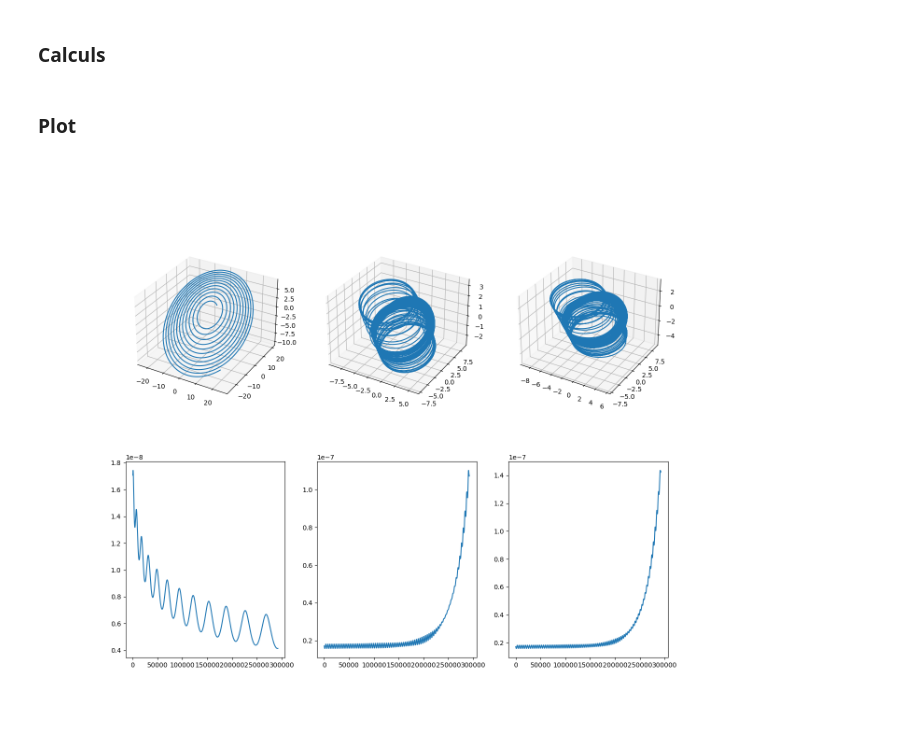
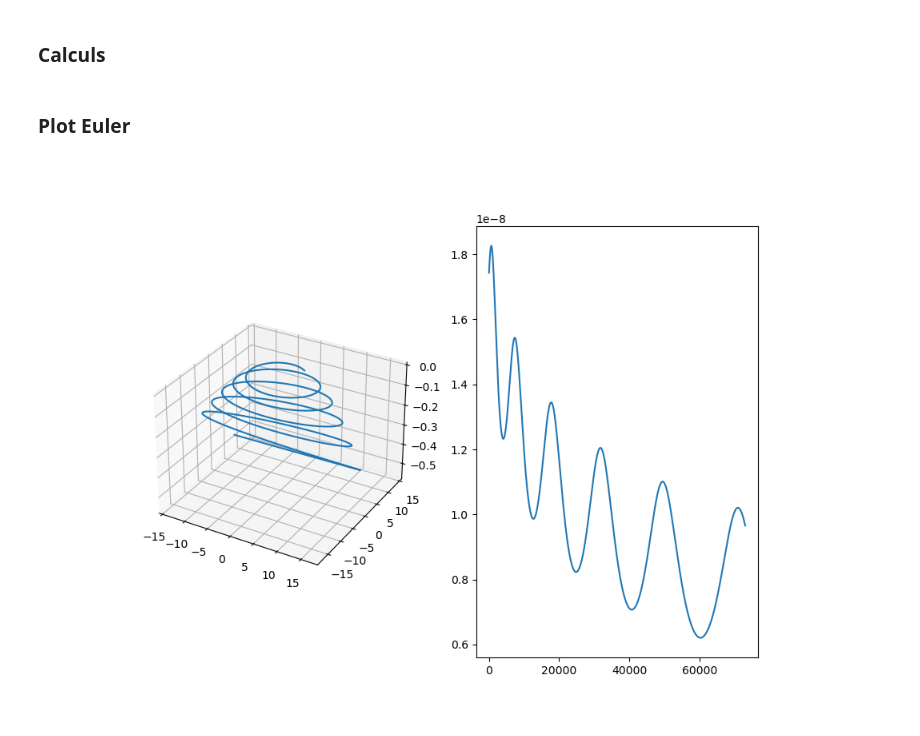
Before and after one commit to ColinDucarme/LPHYS1303---Projet, a Jupyter notebook: FD/Celestial_Dynamics.ipynb, the cells around one changed output. Cells and saved outputs as stored; diff of their text form; code cells hidden in the pictures.

```diff
--- a/FD/Celestial_Dynamics.ipynb
+++ b/FD/Celestial_Dynamics.ipynb
@@ -30,13 +30,13 @@ DEC_dms1 = [18,32,57.7628]
 RA_rad1 = hms_to_rad(RA_hms1)
 DEC_rad1 = np.pi/2-dms_to_rad(DEC_dms1)
 r1 = 5.012361271
+# Coordinates from the Sun
 coord_Sun_Sun1 = np.zeros(3)
-coord_Jup_Sun1 = coord_3D(r1,RA_rad1,DEC_rad1)
+coord_Jup_Sun1 = coord_2D(r1,RA_rad1,DEC_rad1)
+# Coordinates from the CM
 R1 = masses[1]*coord_Jup_Sun1/(masses[0]+masses[1])
 coord_Jup_CM1 = coord_Jup_Sun1-R1
 coord_Sun_CM1 = coord_Sun_Sun1-R1
-# print(coord_Sun_CM1)
-# print(coord_Jup_CM1)
 
 # Calcul position 2
 RA_hms2 = [3,38,37.78513]
@@ -44,20 +44,27 @@ DEC_dms2 = [18,32,57.7637]
 RA_rad2 = hms_to_rad(RA_hms2)
 DEC_rad2 = np.pi/2-dms_to_rad(DEC_dms2)
 r2 = 5.012361274
-coord_Jup_Sun2 = coord_3D(r2,RA_rad2,DEC_rad2)
+# Coordinates from the Sun
+coord_Sun_Sun2 = coord_Sun_Sun1
+coord_Jup_Sun2 = coord_2D(r2,RA_rad2,DEC_rad2)
+# Coordinates from the CM
 R2 = masses[1]*coord_Jup_Sun2/(masses[0]+masses[1])
 coord_Jup_CM2 = coord_Jup_Sun2-R2
-coord_Sun_CM2 = -R2
+coord_Sun_CM2 = coord_Sun_Sun2-R2
 
 # Calcul vitesse (approx linéaire aval)
-vit_Sun = np.array([0.,0.,0.]) #(coord_Sun_CM2-coord_Sun_CM1)*86400
-vit_Jup = (coord_Jup_Sun2-coord_Jup_Sun1)*86400
+# Par rapport au Sun
+vit_Sun_Sun = np.array([0.,0.,0.])
+vit_Jup_Sun = (coord_Jup_Sun2-coord_Jup_Sun1)*86400
+# Par rapport au CM
+vit_Sun_CM = (coord_Sun_CM2-coord_Sun_CM1)*86400
+vit_Jup_CM = (coord_Jup_CM2-coord_Jup_CM1)*86400
 
 print(coord_Sun_Sun1)
 print(coord_Jup_Sun1)
 # print(coord_Sat_Sun1)
-print(vit_Sun)
-print(vit_Jup)
+print(vit_Sun_CM)
+print(vit_Jup_CM)
 # print(vit_Sat)
 # %% [output]
 [0. 0. 0.]
@@ -235,43 +242,29 @@ def SV(G, masses, pos_init, mom_init, dt, tmax):
 ### Calculs
 # %%
 # Conditions initiales
-pos_init,mom_init = Init_Cond(2,masses,[coord_Sun_Sun1, coord_Jup_Sun1],[vit_Sun,vit_Jup])
+pos_init,mom_init = Init_Cond(2,masses,[coord_Sun_Sun1, coord_Jup_Sun1],[vit_Sun_Sun,vit_Jup_Sun])
+# pos_init,mom_init = Init_Cond(2,masses,[coord_Sun_CM1, coord_Jup_CM1],[vit_Sun_CM,vit_Jup_CM])
+
 
 dt = 30 # nbre de jours par dt
-N_tmax = 50 # nbre d'années de la simu
-tmax = (N_tmax*365+(N_tmax/4)) #jours
+N_tmax = 200 # nbre d'années de la simu
+tmax = N_tmax*365 #jours
 
 solEul = Eula(G, masses, pos_init, mom_init,dt, tmax)
 solHeun = Heun(G, masses, pos_init, mom_init,dt, tmax)
 solSV = SV(G,masses,pos_init,mom_init,dt,tmax)
 
-np.savetxt(fname="./sun_v.txt", X=solHeun['mom'][0:3,:],delimiter=',')
-np.savetxt(fname="./sun_p.txt", X=solHeun['pos'][0:3,:],delimiter=',')
+# np.savetxt(fname="./sun_v.txt", X=solHeun['mom'][0:3,:],delimiter=',')
+# np.savetxt(fname="./sun_p.txt", X=solHeun['pos'][0:3,:],delimiter=',')
 # %% [markdown]
-### Plot
+### Plot Euler
-# %%
-def fig_plot(nrows,ncols,index,fig,proj3D,data):
-    ax = 0
-    if proj3D:
-        ax = fig.add_subplot(nrows,ncols,index,projection='3d')
-        ax.plot(data[0],data[1],data[2])
-    else:
-        ax = fig.add_subplot(nrows,ncols,index)
-        ax.plot(data[0],data[1])
-    return ax
-
-fig= plt.figure(figsize=(15,12))
-axes = []
-axes.append(fig_plot(2,3,1,fig,True,[solEul['pos'][3,:],solEul['pos'][4,:],solEul['pos'][5,:]]))
-axes.append(fig_plot(2,3,2,fig,True,[solHeun['pos'][3,:],solHeun['pos'][4,:],solHeun['pos'][5,:]]))
-axes.append(fig_plot(2,3,3,fig,True,[solSV['pos'][3,:],solSV['pos'][4,:],solSV['pos'][5,:]]))
-
-axes.append(fig_plot(2,3,4,fig,False,[solEul['t'],solEul['E']]))
-axes.append(fig_plot(2,3,5,fig,False,[solHeun['t'],solHeun['E']]))
-axes.append(fig_plot(2,3,6,fig,False,[solSV['t'],solSV['E']]))
-# ax[1,1].plot(solHeun['t'],solHeun['E'])
-# ax[1,2].plot(solSV['t'],solSV['E'])
-
-plt.show()
-# %% [output]
-[figure, removed]
+# %%
+fig= plt.figure(figsize=(10,7))
+ax1 = fig.add_subplot(1,2,1,projection='3d')
+ax1.plot(solEul['pos'][3,:],solEul['pos'][4,:],solEul['pos'][5,:])
+ax2 = fig.add_subplot(1,2,2)
+ax2.plot(solEul['t'],solEul['E'])
+
+plt.show()
+# %% [output]
+[figure, added]
```
Also changed, not shown: parts of 5 cells of this notebook.
